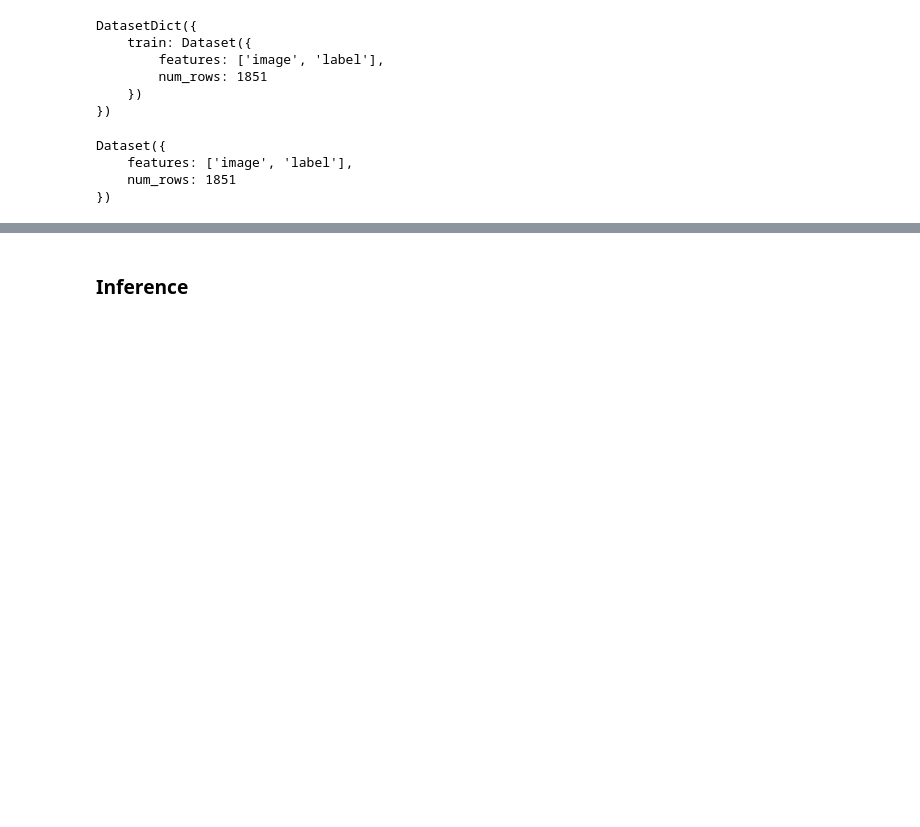
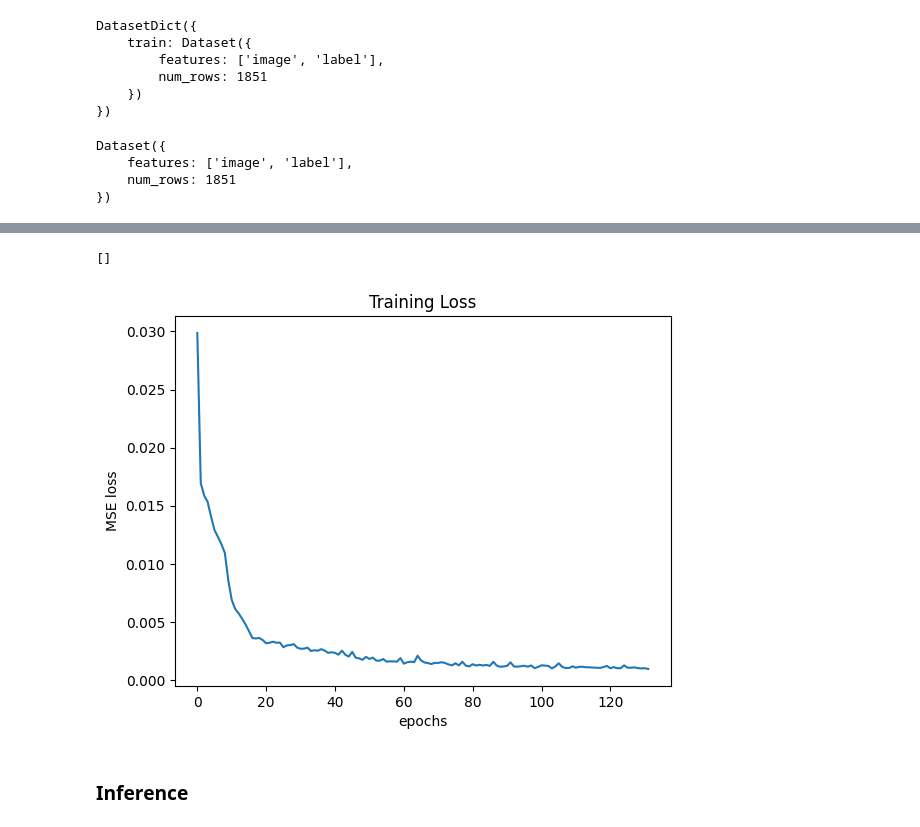
Before and after one commit to jeevanv26/Pixar-Image-Generation, a Jupyter notebook: autoencoding/pixar_AE.ipynb, the cells around one changed output, grey strips where cells are left out. Saved outputs shown, nothing was run; the diff lists cells and outputs as text; code cells hidden in the pictures; blank space fills up the shorter version.

```diff
--- a/autoencoding/pixar_AE.ipynb
+++ b/autoencoding/pixar_AE.ipynb
@@ -52,7 +76,7 @@ class PixarDataset(Dataset):
 trainDataset = PixarDataset(dataset=train_dataset)
 # %%
 from torch.utils.data import DataLoader
-train_dataloader = DataLoader(trainDataset, batch_size=2, shuffle=True)
+train_dataloader = DataLoader(trainDataset, batch_size=8, shuffle=True)
 # %%
 import torch
 import torch.nn as nn
@@ -126,5 +168,14 @@ for epoch in range(500):
 # %%
 torch.save(model.state_dict(), 'model.pt')
+# %%
+plt.plot(train_loss_history)
+plt.xlabel("epochs")
+plt.ylabel("MSE loss")
+plt.title("Training Loss")
+plt.plot()
+# %% [output]
+[]
+[figure, added]
 # %% [markdown]
 ### Inference
 # %%
```
Also changed, not shown: parts of 14 cells of this notebook, 5 other files.
